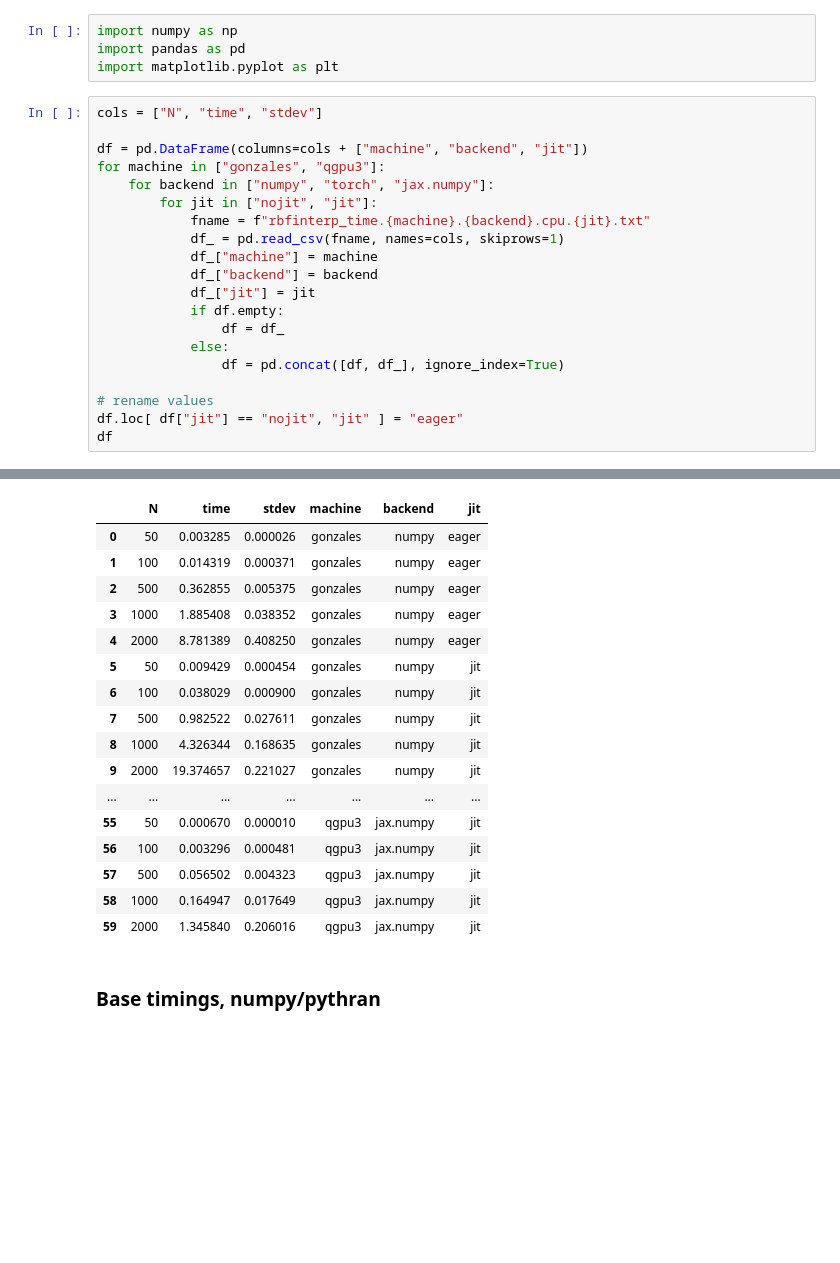
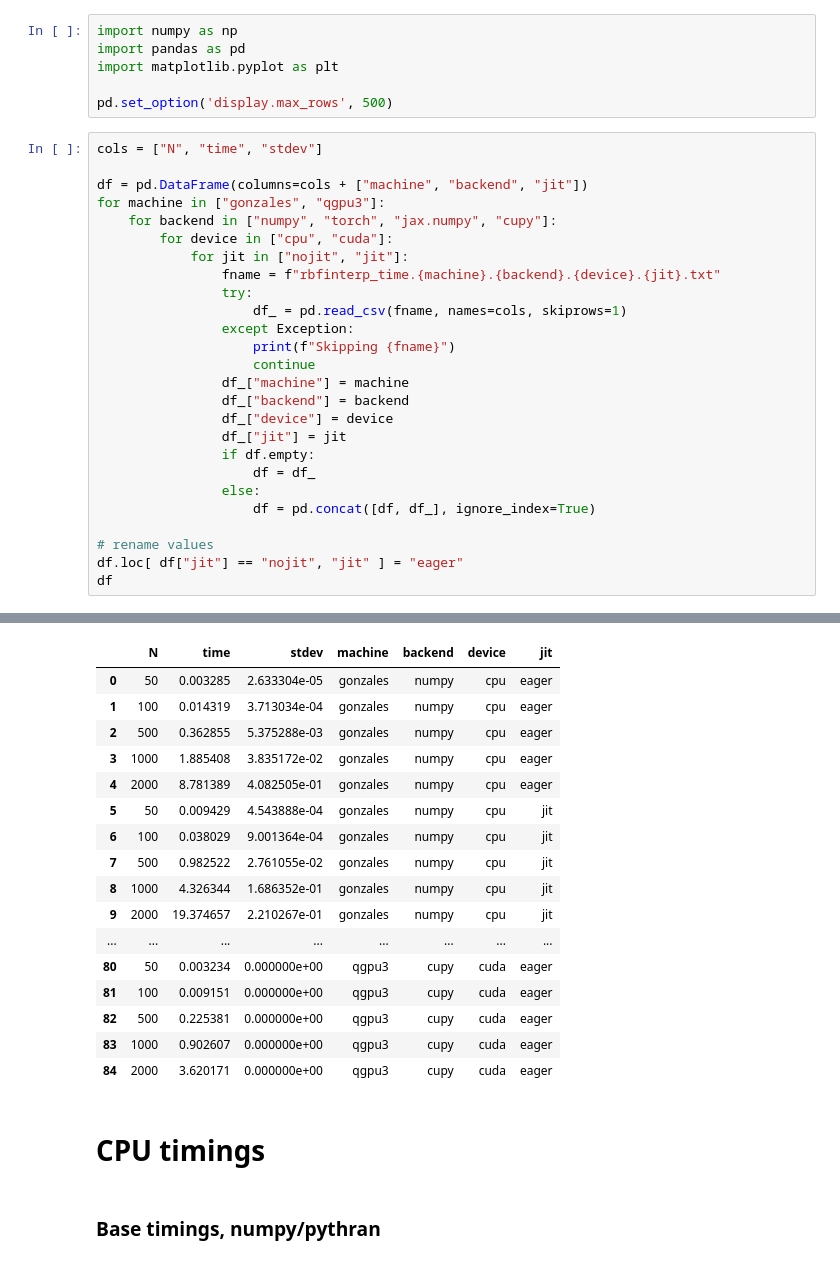
Before and after one commit to ev-br/rbfinterp_xp_timings, a Jupyter notebook: timings_cpu.ipynb, the cells around one changed output, grey strips where cells are left out. Saved outputs shown, nothing was run; the diff lists cells and outputs as text; blank space fills up the shorter version.

```diff
--- a/timings_cpu.ipynb
+++ b/timings_cpu.ipynb
@@ -20,22 +27,30 @@ timings_cpu.ipynb
 import numpy as np
 import pandas as pd
 import matplotlib.pyplot as plt
+
+pd.set_option('display.max_rows', 500)
 # %%
 cols = ["N", "time", "stdev"]
 
 df = pd.DataFrame(columns=cols + ["machine", "backend", "jit"])
 for machine in ["gonzales", "qgpu3"]:
-    for backend in ["numpy", "torch", "jax.numpy"]:
-        for jit in ["nojit", "jit"]:
-            fname = f"rbfinterp_time.{machine}.{backend}.cpu.{jit}.txt"
-            df_ = pd.read_csv(fname, names=cols, skiprows=1)
-            df_["machine"] = machine
-            df_["backend"] = backend
-            df_["jit"] = jit
-            if df.empty:
-                df = df_
-            else:
-                df = pd.concat([df, df_], ignore_index=True)
+    for backend in ["numpy", "torch", "jax.numpy", "cupy"]:
+        for device in ["cpu", "cuda"]:
+            for jit in ["nojit", "jit"]:
+                fname = f"rbfinterp_time.{machine}.{backend}.{device}.{jit}.txt"
+                try:
+                    df_ = pd.read_csv(fname, names=cols, skiprows=1)
+                except Exception:
+                    print(f"Skipping {fname}")
+                    continue
+                df_["machine"] = machine
+                df_["backend"] = backend
+                df_["device"] = device
+                df_["jit"] = jit
+                if df.empty:
+                    df = df_
+                else:
+                    df = pd.concat([df, df_], ignore_index=True)
 
 # rename values
 df.loc[ df["jit"] == "nojit", "jit" ] = "eager"
@@ -44,20 +74,22 @@ df
-|  | N | time | stdev | machine | backend | jit |
-| 0 | 50 | 0.003285 | 0.000026 | gonzales | numpy | eager |
-| 1 | 100 | 0.014319 | 0.000371 | gonzales | numpy | eager |
-| 2 | 500 | 0.362855 | 0.005375 | gonzales | numpy | eager |
-| 3 | 1000 | 1.885408 | 0.038352 | gonzales | numpy | eager |
-| 4 | 2000 | 8.781389 | 0.408250 | gonzales | numpy | eager |
-| 5 | 50 | 0.009429 | 0.000454 | gonzales | numpy | jit |
-| 6 | 100 | 0.038029 | 0.000900 | gonzales | numpy | jit |
-| 7 | 500 | 0.982522 | 0.027611 | gonzales | numpy | jit |
-| 8 | 1000 | 4.326344 | 0.168635 | gonzales | numpy | jit |
-| 9 | 2000 | 19.374657 | 0.221027 | gonzales | numpy | jit |
-| ... | ... | ... | ... | ... | ... | ... |
-| 55 | 50 | 0.000670 | 0.000010 | qgpu3 | jax.numpy | jit |
-| 56 | 100 | 0.003296 | 0.000481 | qgpu3 | jax.numpy | jit |
-| 57 | 500 | 0.056502 | 0.004323 | qgpu3 | jax.numpy | jit |
-| 58 | 1000 | 0.164947 | 0.017649 | qgpu3 | jax.numpy | jit |
-| 59 | 2000 | 1.345840 | 0.206016 | qgpu3 | jax.numpy | jit |
+|  | N | time | stdev | machine | backend | device | jit |
+| 0 | 50 | 0.003285 | 2.633304e-05 | gonzales | numpy | cpu | eager |
+| 1 | 100 | 0.014319 | 3.713034e-04 | gonzales | numpy | cpu | eager |
+| 2 | 500 | 0.362855 | 5.375288e-03 | gonzales | numpy | cpu | eager |
+| 3 | 1000 | 1.885408 | 3.835172e-02 | gonzales | numpy | cpu | eager |
+| 4 | 2000 | 8.781389 | 4.082505e-01 | gonzales | numpy | cpu | eager |
+| 5 | 50 | 0.009429 | 4.543888e-04 | gonzales | numpy | cpu | jit |
+| 6 | 100 | 0.038029 | 9.001364e-04 | gonzales | numpy | cpu | jit |
+| 7 | 500 | 0.982522 | 2.761055e-02 | gonzales | numpy | cpu | jit |
+| 8 | 1000 | 4.326344 | 1.686352e-01 | gonzales | numpy | cpu | jit |
+| 9 | 2000 | 19.374657 | 2.210267e-01 | gonzales | numpy | cpu | jit |
+| ... | ... | ... | ... | ... | ... | ... | ... |
+| 80 | 50 | 0.003234 | 0.000000e+00 | qgpu3 | cupy | cuda | eager |
+| 81 | 100 | 0.009151 | 0.000000e+00 | qgpu3 | cupy | cuda | eager |
+| 82 | 500 | 0.225381 | 0.000000e+00 | qgpu3 | cupy | cuda | eager |
+| 83 | 1000 | 0.902607 | 0.000000e+00 | qgpu3 | cupy | cuda | eager |
+| 84 | 2000 | 3.620171 | 0.000000e+00 | qgpu3 | cupy | cuda | eager |
+# %% [markdown]
+# CPU timings
 # %% [markdown]
 ### Base timings, numpy/pythran
 # %%
```
Also changed, not shown: parts of 11 cells of this notebook.
